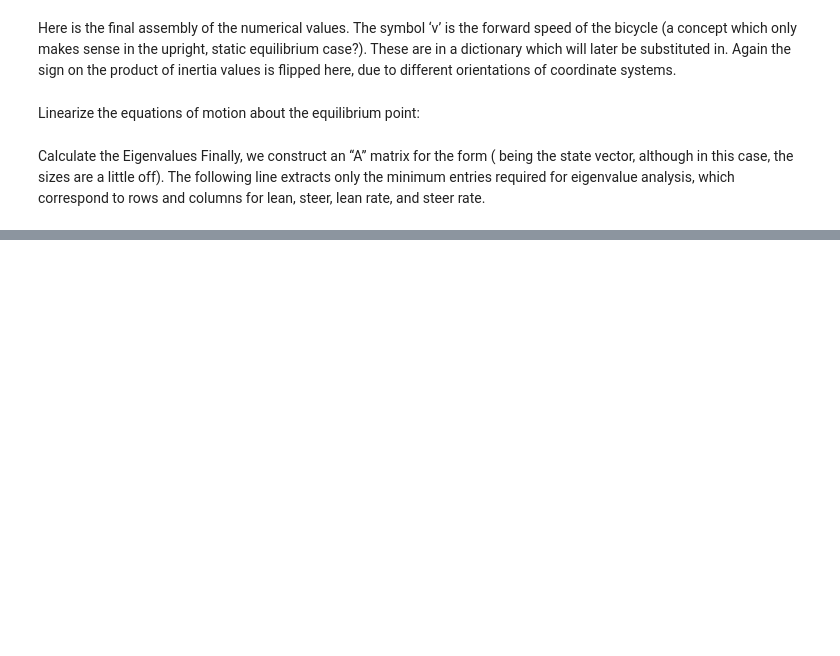
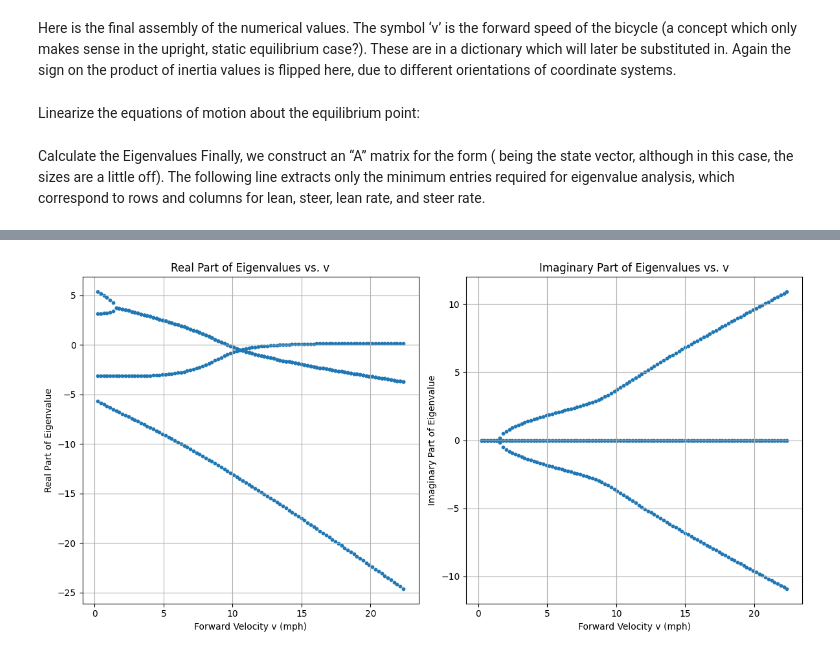
Before and after one commit to geoc1234/Tools, a Jupyter notebook: notebooks/BicycleDynamicsWithSympy.ipynb, the cells around one changed output, grey strips where cells are left out. Drawn from its saved outputs; the diff is of its cells as text; code cells hidden in the pictures; blank space fills up the shorter version.

```diff
--- a/notebooks/BicycleDynamicsWithSympy.ipynb
+++ b/notebooks/BicycleDynamicsWithSympy.ipynb
@@ -259,0 +289,59 @@ print(A.subs(v, 5).eigenvals())
+# %%
+import numpy as np
+import matplotlib.pyplot as plt
+
+v_values = np.linspace(0.1, 10, 100) # Range of v from 0.1 to 10 m/s
+eigenvalues_list = []
+
+for current_v in v_values:
+    # Substitute current_v into the A matrix
+    A_numeric = A.subs(v, current_v)
+    # Calculate eigenvalues
+    eig_dict = A_numeric.eigenvals()
+    # Extract unique eigenvalues (keys from the dictionary)
+    eigenvalues_list.append(list(eig_dict.keys()))
+
+# Prepare data for plotting
+real_parts = []
+imag_parts = []
+
+for i, ev_set in enumerate(eigenvalues_list):
+    # For each set of eigenvalues for a given v, add them to the lists
+    for eigenvalue in ev_set:
+        real_parts.append(sm.re(eigenvalue))
+        imag_parts.append(sm.im(eigenvalue))
+        # To associate each eigenvalue with its 'v' value, repeat v
+        # for each eigenvalue found at that 'v'.
+        # This makes plotting easier where each point (v, real_part) or (v, imag_part) is plotted.
+        # A more complex approach might be needed to track individual eigenpaths if desired.
+        # For now, we'll just plot all real/imaginary parts against their corresponding v.
+
+# Create a list of v_values that matches the length of real_parts/imag_parts for plotting
+plot_v_values_ms = []
+for i, ev_set in enumerate(eigenvalues_list):
+    for _ in ev_set:
+        plot_v_values_ms.append(v_values[i])
+
+# Convert m/s to mph (1 m/s = 2.23694 mph)
+plot_v_values_mph = [val * 2.23694 for val in plot_v_values_ms]
+
+plt.figure(figsize=(12, 6))
+
+plt.subplot(1, 2, 1)
+plt.scatter(plot_v_values_mph, real_parts, s=10)
+plt.title('Real Part of Eigenvalues vs. v')
+plt.xlabel('Forward Velocity v (mph)')
+plt.ylabel('Real Part of Eigenvalue')
+plt.grid(True)
+
+plt.subplot(1, 2, 2)
+plt.scatter(plot_v_values_mph, imag_parts, s=10)
+plt.title('Imaginary Part of Eigenvalues vs. v')
+plt.xlabel('Forward Velocity v (mph)')
+plt.ylabel('Imaginary Part of Eigenvalue')
+plt.grid(True)
+
+plt.tight_layout()
+plt.show()
+# %% [output]
+[figure, added]
```
Also changed, not shown: parts of 10 cells of this notebook.
